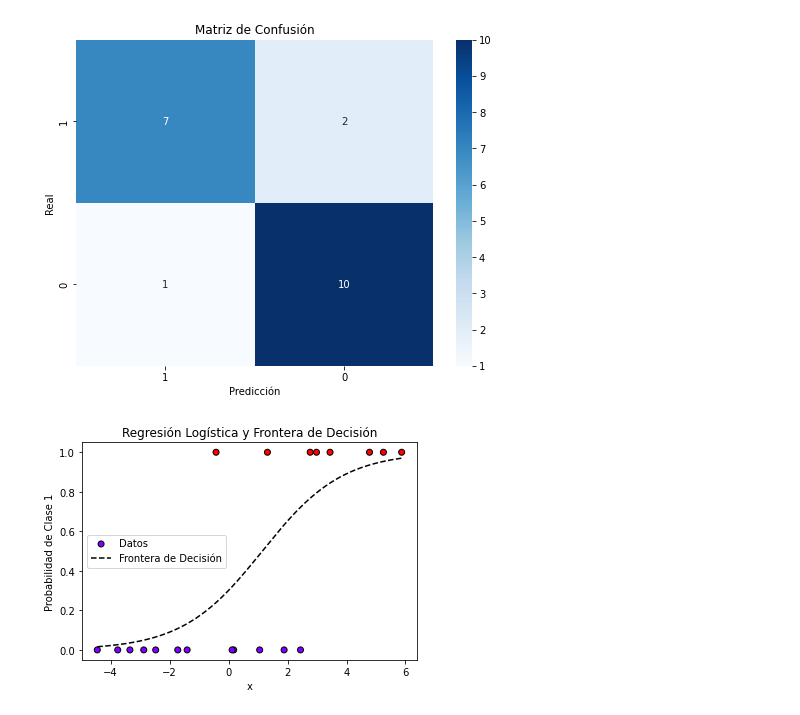
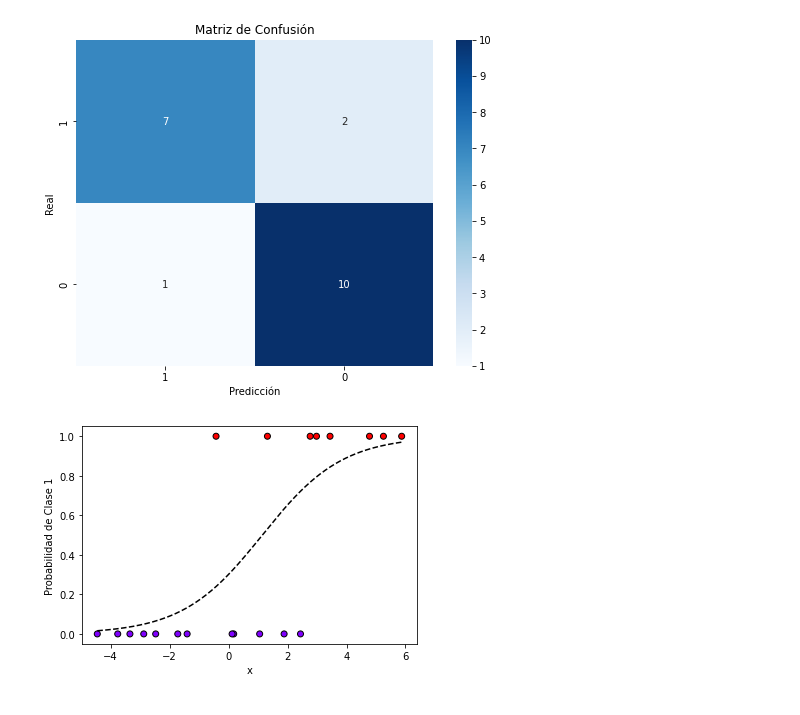
Before and after one commit to tmonreal/i302-Machine-Learning, a Jupyter notebook: Clases/05_Clase 5: Regresión Logística /Clase5.ipynb, the cells around one changed output. Saved outputs shown, nothing was run; the diff lists cells and outputs as text; code cells hidden in the pictures.

```diff
--- a/Clases/05_Clase 5: Regresión Logística /Clase5.ipynb
+++ b/Clases/05_Clase 5: Regresión Logística /Clase5.ipynb
@@ -559,14 +570,12 @@ plot_confusion_matrix(confusion_matrix(y, y_pred), ["1", "0"])
 # %%
 x_range = np.linspace(x.min(), x.max(), 300).reshape(-1, 1)
 probs = logistic_regression.predict_proba(x_range)
 
-plt.scatter(x, y, c=y, cmap='rainbow', label='Datos', edgecolor='k')
-plt.plot(x_range, probs[:, 1], 'k--', label='Frontera de Decisión')
+plt.scatter(x, y, c=y, cmap='rainbow', edgecolor='k')
+plt.plot(x_range, probs[:, 1], 'k--')
 
 plt.xlabel('x')
 plt.ylabel('Probabilidad de Clase 1')
-plt.legend()
-plt.title('Regresión Logística y Frontera de Decisión')
 plt.show()
 # %% [output]
-[figure, old version]
+[figure, new version]
```
Also changed, not shown: parts of 7 cells of this notebook, 2 other files.
